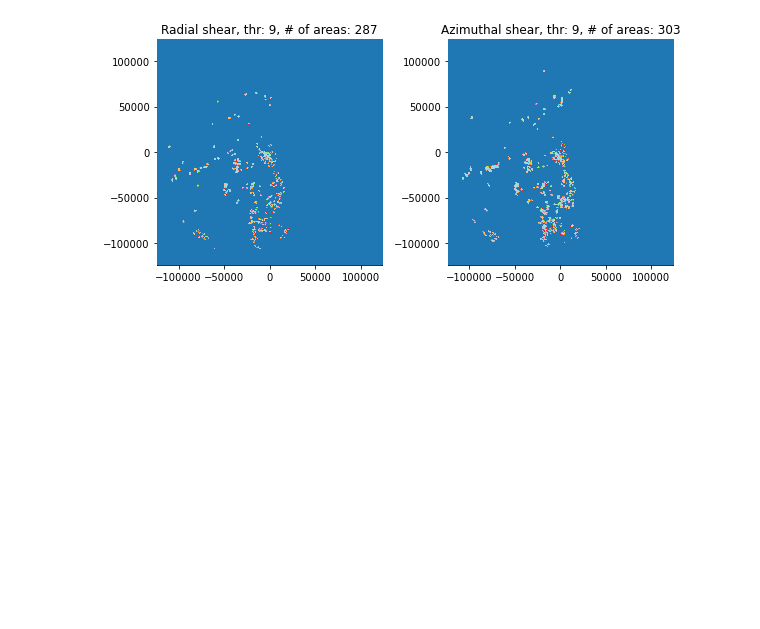
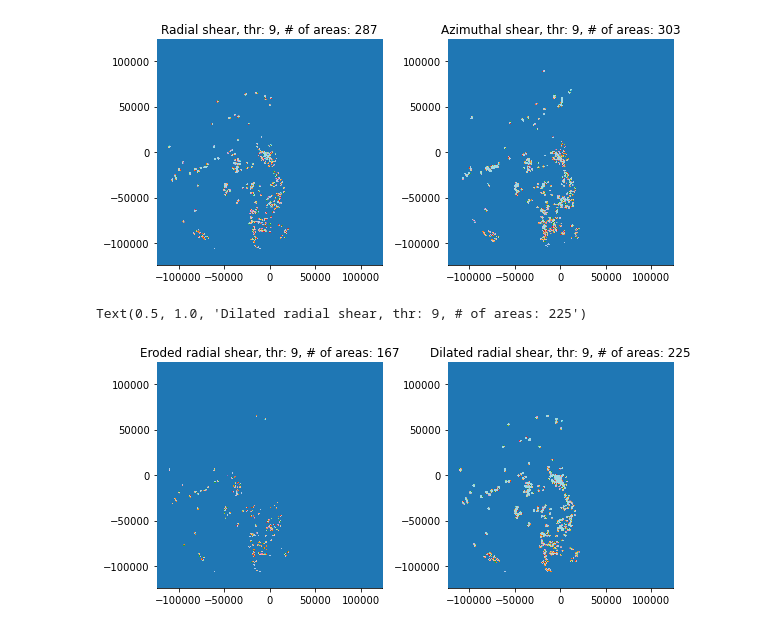
Before and after one commit to ritvje/iris_shear, a Jupyter notebook: demo/demo_shear_calculations.ipynb, the cells around one changed output. Cells and saved outputs as stored; diff of their text form; code cells hidden in the pictures; blank space fills up the shorter version.

```diff
--- a/demo/demo_shear_calculations.ipynb
+++ b/demo/demo_shear_calculations.ipynb
@@ -199,3 +199,47 @@ axs[1].set_title(f"Azimuthal shear, thr: {thr}, # of areas: {n_areas_da}")
 # %% [output]
 Text(0.5, 1.0, 'Azimuthal shear, thr: 9, # of areas: 303')
 [figure]
+# %%
+# If we want to, we can apply erosion to remove individual points and/or dilation to connect more areas
+# for this, opencv/cv2 is the easiest option, see https://pypi.org/project/opencv-python/
+thr = 9
+
+kernel = np.ones((3,3), np.uint8)
+
+tmp = dr_proj.copy()
+tmp[tmp < thr] = 0
+B = tmp.astype(np.uint8)
+
+dr_eroded = cv2.erode(B, kernel, iterations=1) # erosion
+dr_dilated = cv2.dilate(B, kernel, iterations=1) # dilation
+
+# We want to consider areas connected also on the diagonal, so we provide the structure element
+# Note that compared to previous, the threshold has to be changed since cv2.erode/dilate returns a binary image
+# and the threshold is applied in the previous part
+element = generate_binary_structure(2, 2)
+n_areas_erode, areas_erode = utils.threshold_field(dr_eroded, 1, structure_element=element)
+n_areas_dilate, areas_dilate = utils.threshold_field(dr_dilated, 1, structure_element=element)
+
+# Plot the resulting image
+nrows = 1
+ncols = 2
+fig, axs = plt.subplots(figsize=(4 * ncols, 4 * nrows),
+                        nrows=nrows, ncols=ncols,
+                        constrained_layout=True)
+plot_params = {
+    "cmap": "tab20",
+    "vmin": 0,
+    "vmax": 20,
+    "rasterized": True,
+    "alpha": 1,
+    "zorder": 3000,
+}
+
+axs[0].imshow(areas_erode, origin="lower", **plot_params, extent=(np.min(x), np.max(x), np.min(y), np.max(y)))
+axs[1].imshow(areas_dilate, origin="lower", **plot_params, extent=(np.min(x), np.max(x), np.min(y), np.max(y)))
+
+axs[0].set_title(f"Eroded radial shear, thr: {thr}, # of areas: {n_areas_erode}")
+axs[1].set_title(f"Dilated radial shear, thr: {thr}, # of areas: {n_areas_dilate}")
+# %% [output]
+Text(0.5, 1.0, 'Dilated radial shear, thr: 9, # of areas: 225')
+[figure, added]
```
Also changed, not shown: parts of 2 cells of this notebook.
